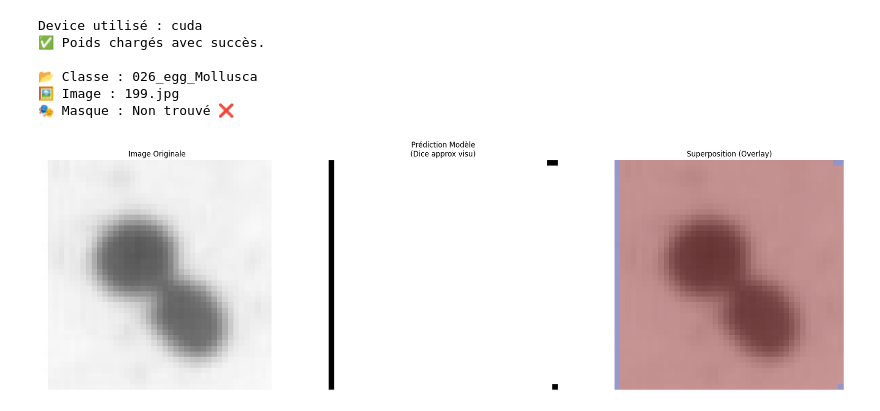
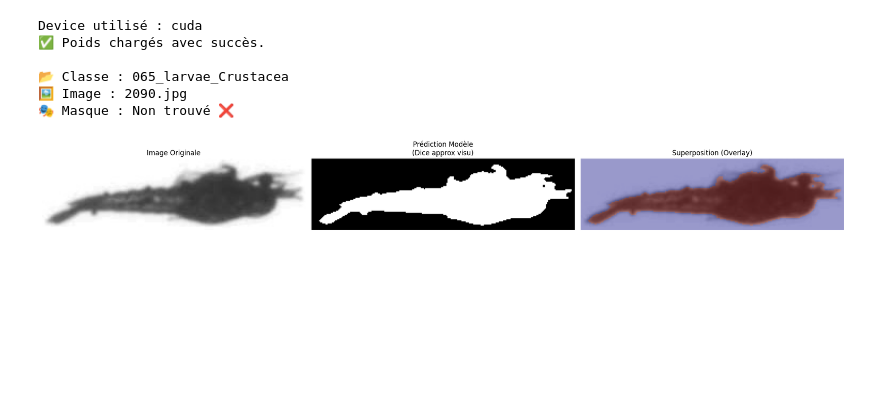
Before and after one commit to malerbe/transfer_and_active_learning_plankton_segmentation, a Jupyter notebook: active_learning/visualize_results.ipynb, the cells around one changed output. Saved outputs shown, nothing was run; the diff lists cells and outputs as text; code cells hidden in the pictures; blank space fills up the shorter version.

```diff
--- a/active_learning/visualize_results.ipynb
+++ b/active_learning/visualize_results.ipynb
@@ -15,12 +15,12 @@ from PIL import Image
 DATASET_ROOT = r"C:\Users\223120964.HCAD\OneDrive - GEHealthCare\Desktop\transfer_and_active_learning_plankton_segmentation\data\original_dataset\train"
 
 # Chemin vers ton modèle entraîné (.pt)
-MODEL_PATH = r"C:\Users\223120964.HCAD\OneDrive - GEHealthCare\Desktop\transfer_and_active_learning_plankton_segmentation\logs\GridSearch_5\run_11_learning__rate__0_0001__model__backbone__resnet34__model__Unet__freeze__False__weight__decay__0_01__\best_model.pt" # <--- Vérifie ce chemin
+MODEL_PATH = r"C:\Users\223120964.HCAD\OneDrive - GEHealthCare\Desktop\transfer_and_active_learning_plankton_segmentation\logs\Unet_12\best_model.pt" # <--- Vérifie ce chemin
 
 # Paramètres du modèle (DOIVENT ÊTRE IDENTIQUES À L'ENTRAÎNEMENT)
 MODEL_ARCH = "Unet"
 BACKBONE = "resnet34"
-IMG_SIZE = 256
+IMG_SIZE = 352
 DEVICE = "cuda" if torch.cuda.is_available() else "cpu"
 
 # Import de tes modèles (Assure-toi que torchtmpl est accessible)
@@ -167,33 +167,33 @@ def predict_and_show():
     # Vérité Terrain
     idx = 1
     if gt_mask is not None:
         axs[idx].imshow(gt_mask, cmap='gray')
         axs[idx].set_title("Vérité Terrain (Ground Truth)")
         axs[idx].axis("off")
         idx += 1
 
     # Prédiction
     axs[idx].imshow(pred_mask, cmap='gray')
     axs[idx].set_title(f"Prédiction Modèle\n(Dice approx visu)")
     axs[idx].axis("off")
     idx += 1
 
     # Overlay (Superposition)
     axs[idx].imshow(original_img)
     axs[idx].imshow(pred_mask, alpha=0.4, cmap='jet') # Le masque en transparence
     axs[idx].set_title("Superposition (Overlay)")
     axs[idx].axis("off")
 
     plt.tight_layout()
     plt.show()
 
 # --- EXECUTION ---
 predict_and_show()
 # %% [output]
 Device utilisé : cuda
 ✅ Poids chargés avec succès.
 
-📂 Classe : 026_egg_Mollusca
-🖼️ Image : 199.jpg
+📂 Classe : 065_larvae_Crustacea
+🖼️ Image : 2090.jpg
 🎭 Masque : Non trouvé ❌
-[figure, old version]
+[figure, new version]
```
Also changed, not shown: 28 other files.
